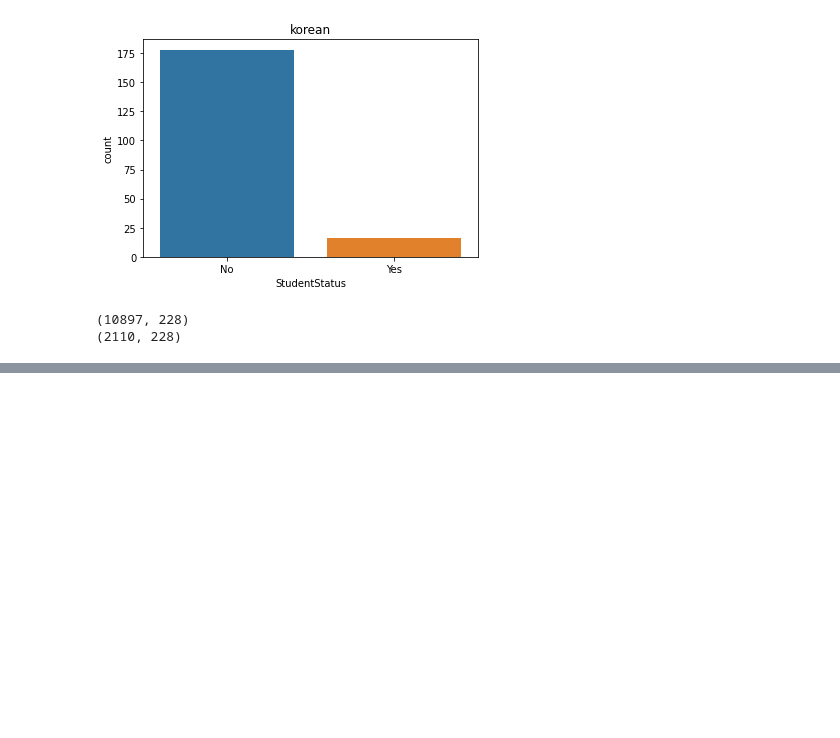
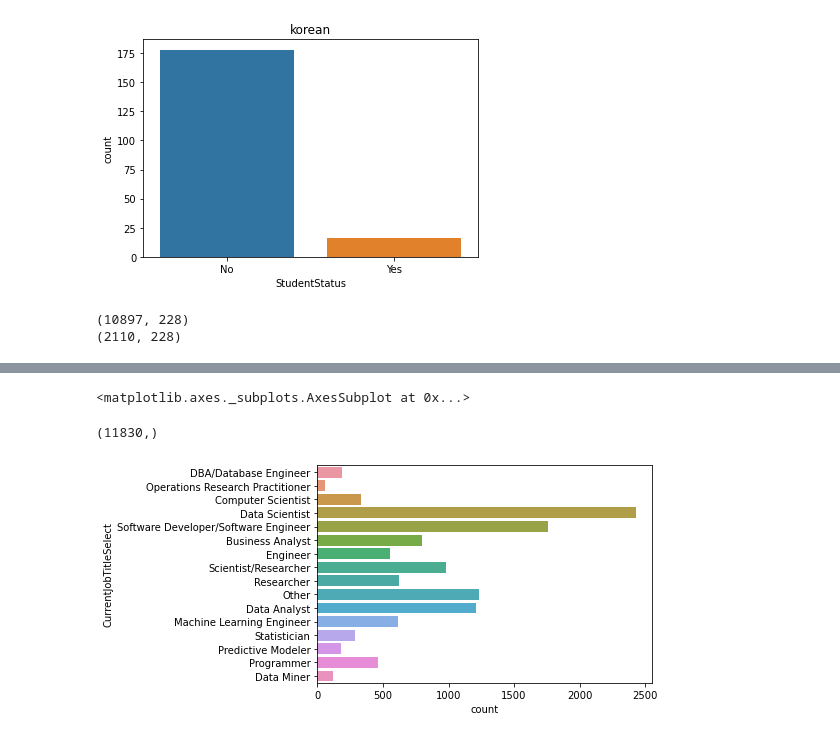
Before and after one commit to Azmo-Shin/Naver_boostcourse, a Jupyter notebook: 부스트코스_빅데이터_캐글설문조사.ipynb, the cells around one changed output, grey strips where cells are left out. Saved outputs shown, nothing was run; the diff lists cells and outputs as text; code cells hidden in the pictures; blank space fills up the shorter version.

```diff
--- a/부스트코스_빅데이터_캐글설문조사.ipynb
+++ b/부스트코스_빅데이터_캐글설문조사.ipynb
@@ -290,0 +294,8 @@ sns.countplot(y = )
+# %%
+# 현재 종사하고 있는 분야와 응답자 수
+display(sns.countplot(y = mcq['CurrentJobTitleSelect']))
+display(mcq[mcq['CurrentJobTitleSelect'].notnull()]['CurrentJobTitleSelect'].shape)
+# %% [output]
+<matplotlib.axes._subplots.AxesSubplot at 0x...>
+(11830,)
+[figure, added]
```
Also changed, not shown: parts of 11 cells of this notebook.
